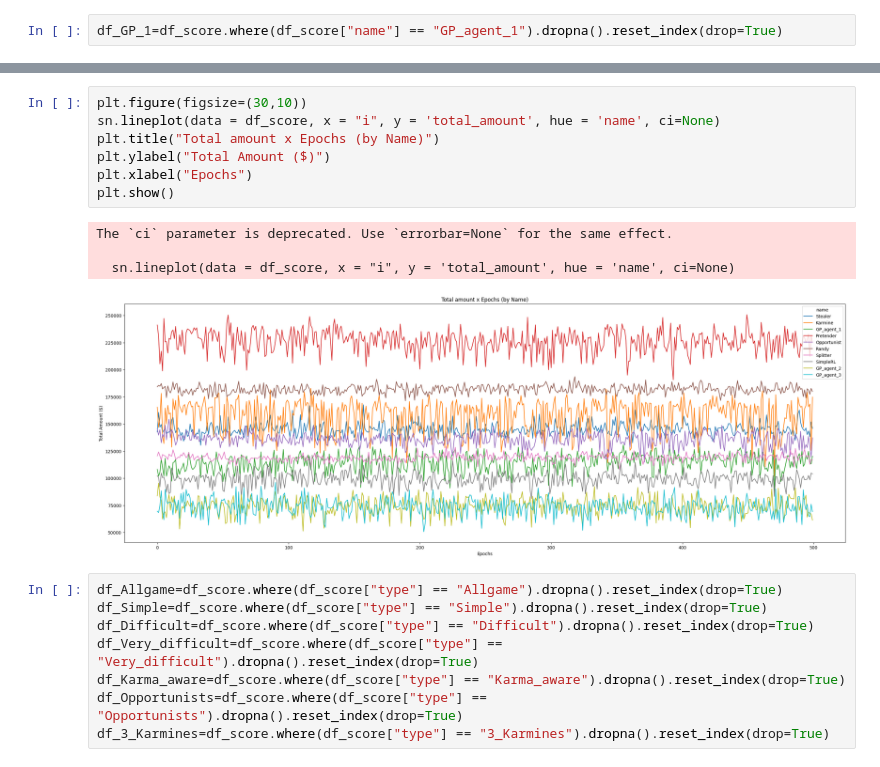
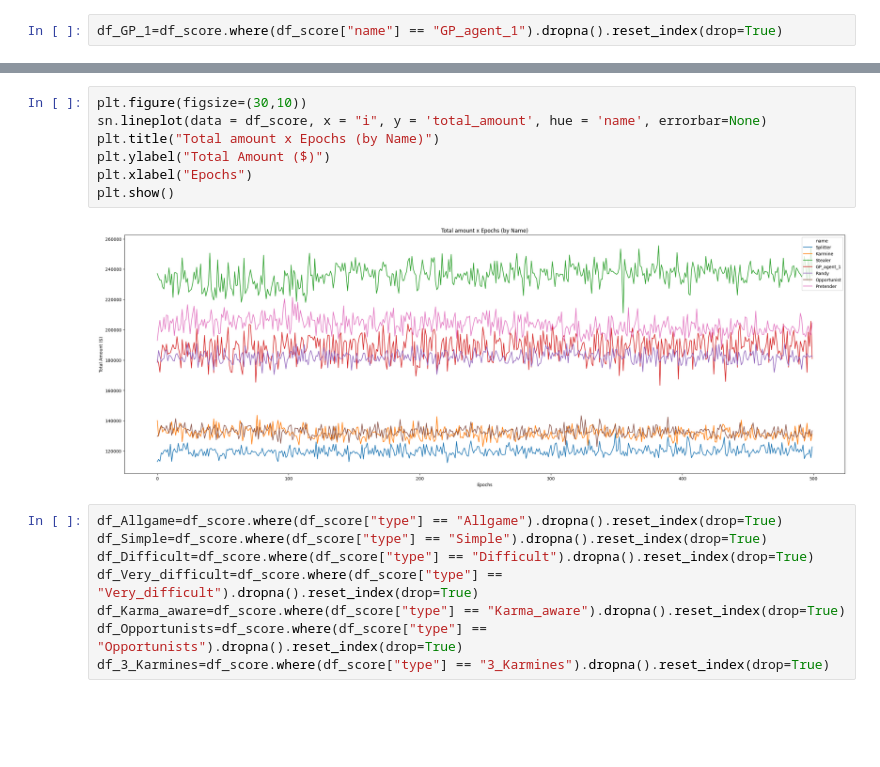
Before and after one commit to DMCDavi/reinforcement_learning_split_steal, a Jupyter notebook: graficos.ipynb, the cells around one changed output, grey strips where cells are left out. Drawn from its saved outputs; the diff is of its cells as text; blank space fills up the shorter version.

```diff
--- a/graficos.ipynb
+++ b/graficos.ipynb
@@ -50,15 +44,12 @@ The `ci` parameter is deprecated. Use `errorbar=None` for the same effect.
 # %%
 plt.figure(figsize=(30,10))
-sn.lineplot(data = df_score, x = "i", y = 'total_amount', hue = 'name', ci=None)
+sn.lineplot(data = df_score, x = "i", y = 'total_amount', hue = 'name', errorbar=None)
 plt.title("Total amount x Epochs (by Name)")
 plt.ylabel("Total Amount ($)")
 plt.xlabel("Epochs")
 plt.show()
 # %% [output]
-The `ci` parameter is deprecated. Use `errorbar=None` for the same effect.
-
-  sn.lineplot(data = df_score, x = "i", y = 'total_amount', hue = 'name', ci=None)
-[figure, old version]
+[figure, new version]
 # %%
 df_Allgame=df_score.where(df_score["type"] == "Allgame").dropna().reset_index(drop=True)
 df_Simple=df_score.where(df_score["type"] == "Simple").dropna().reset_index(drop=True)
```
Also changed, not shown: parts of 4 cells of this notebook.
